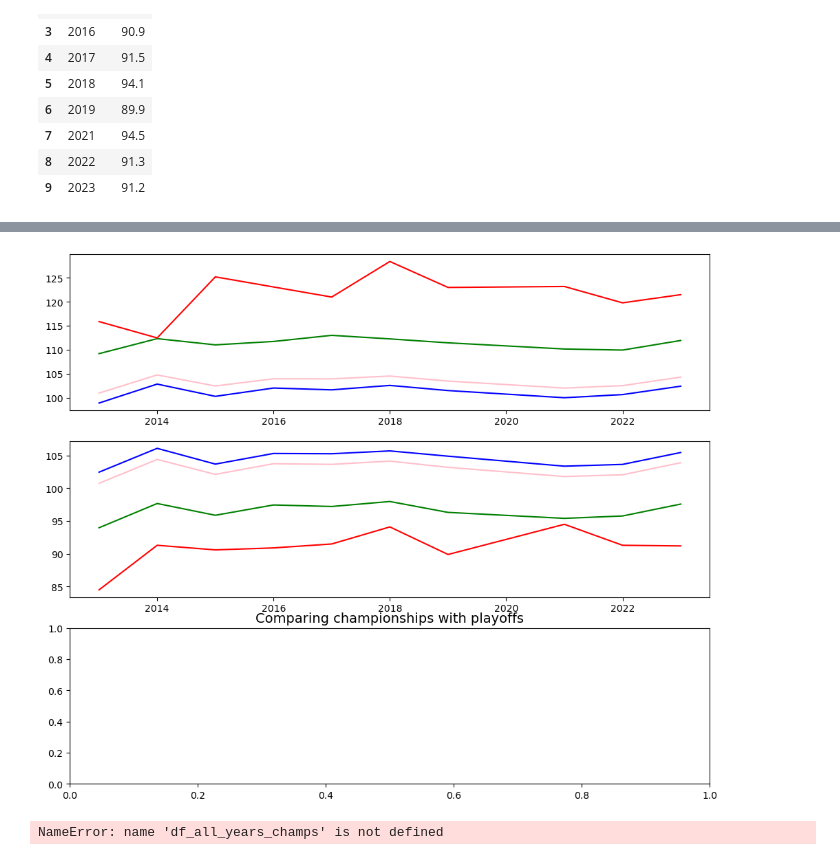
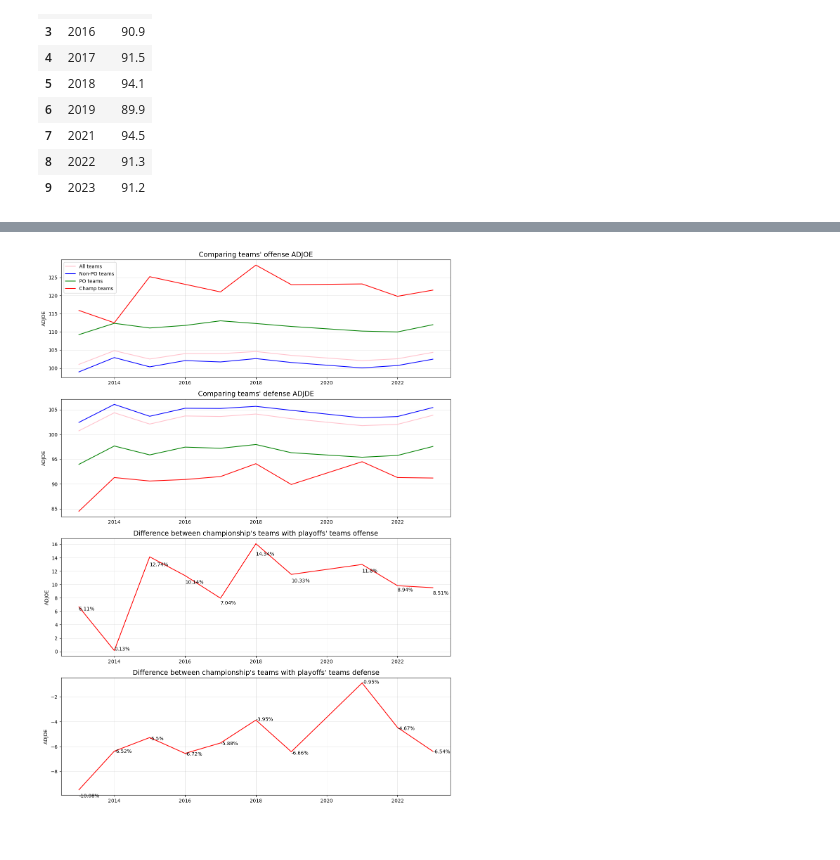
Before and after one commit to ogSikma/Data_Project.College_Basketball, a Jupyter notebook: 4_Offense_Defense.ipynb, the cells around one changed output, grey strips where cells are left out. Cells and saved outputs as stored; diff of their text form; code cells hidden in the pictures.

```diff
--- a/4_Offense_Defense.ipynb
+++ b/4_Offense_Defense.ipynb
@@ -132,0 +166,6 @@ champ_defense_means
+# %%
+df_all_adjoe['DIFF_CHMP_PO'] = round((((df_all_adjoe['ADJOE4'] - df_all_adjoe['ADJOE3']) / df_all_adjoe['ADJOE3']) * 100),2)
+df_all_adjoe
+
+df_all_adjde['DIFF_CHMP_PO'] = round((((df_all_adjde['ADJDE4'] - df_all_adjde['ADJDE3']) / df_all_adjde['ADJDE3']) * 100),2)
+df_all_adjde
@@ -133,23 +184,38 @@ champ_defense_means
 # %%
-fig, ax = plt.subplots(3,1,figsize=(12, 10))
+fig, ax = plt.subplots(4,1,figsize=(12, 16))
 
-ax[0].plot(all_teams_offense_means['YEAR'], all_teams_offense_means['ADJOE'], color='pink')
-ax[0].plot(nonpo_offense_means['YEAR'], nonpo_offense_means['ADJOE'], color='blue')
-ax[0].plot(po_offense_means['YEAR'], po_offense_means['ADJOE'], color='green')
-ax[0].plot(champ_offense_means['YEAR'], champ_offense_means['ADJOE'], color='red')
+ax[0].plot(df_all_adjoe['YEAR'], df_all_adjoe['ADJOE1'], color='pink', label='All teams')
+ax[0].plot(df_all_adjoe['YEAR'], df_all_adjoe['ADJOE2'], color='blue', label='Non-PO teams')
+ax[0].plot(df_all_adjoe['YEAR'], df_all_adjoe['ADJOE3'], color='green', label='PO teams')
+ax[0].plot(df_all_adjoe['YEAR'], df_all_adjoe['ADJOE4'], color='red', label='Champ teams')
+ax[0].legend(loc=0)
+ax[0].set_title("Comparing teams' offense ADJOE", fontsize=14)
+ax[0].set_ylabel("ADJOE")
+ax[0].grid(True, linewidth=0.5, alpha=0.5)
 
-ax[1].plot(all_teams_defense_means['YEAR'], all_teams_defense_means['ADJDE'], color='pink')
-ax[1].plot(nonpo_defense_means['YEAR'], nonpo_defense_means['ADJDE'], color='blue')
-ax[1].plot(po_defense_means['YEAR'], po_defense_means['ADJDE'], color='green')
-ax[1].plot(champ_defense_means['YEAR'], champ_defense_means['ADJDE'], color='red')
+ax[1].plot(df_all_adjde['YEAR'], df_all_adjde['ADJDE1'], color='pink')
+ax[1].plot(df_all_adjde['YEAR'], df_all_adjde['ADJDE2'], color='blue')
+ax[1].plot(df_all_adjde['YEAR'], df_all_adjde['ADJDE3'], color='green')
+ax[1].plot(df_all_adjde['YEAR'], df_all_adjde['ADJDE4'], color='red')
+ax[1].set_title("Comparing teams' defense ADJDE", fontsize=14)
+ax[1].set_ylabel("ADJDE")
+ax[1].grid(True, linewidth=0.5, alpha=0.5)
 
+ax[2].plot(df_all_adjoe['YEAR'], df_all_adjoe['ADJOE4']-df_all_adjoe['ADJOE3'], color='red')
+for x, txt in enumerate(df_all_adjoe['DIFF_CHMP_PO']):
+    ax[2].text(df_all_adjoe['YEAR'][x], df_all_adjoe['DIFF_CHMP_PO'][x], f'{txt}%', fontsize=10)
+ax[2].set_title("Difference between championship's teams with playoffs' teams offense", fontsize=14)
+ax[2].set_ylabel("ADJOE")
+ax[2].grid(True, linewidth=0.5, alpha=0.5)
 
+ax[3].plot(df_all_adjde['YEAR'], df_all_adjde['ADJDE4']-df_all_adjde['ADJDE3'], color='red')
+for x, txt in enumerate(df_all_adjde['DIFF_CHMP_PO']):
+    ax[3].text(df_all_adjde['YEAR'][x], df_all_adjde['DIFF_CHMP_PO'][x], f'{txt}%', fontsize=10)
+ax[3].set_title("Difference between championship's teams with playoffs' teams defense", fontsize=14)
+ax[3].set_ylabel("ADJDE")
+ax[3].grid(True, linewidth=0.5, alpha=0.5)
 
-plt.title("Comparing championships with playoffs", fontsize=14)
+plt.tight_layout()
 plt.show()
 # %% [output]
-[figure, old version]
+[figure, new version]
-# %%
-df_all_years_champs
-# %% [output]
-NameError: name 'df_all_years_champs' is not defined
```
Also changed, not shown: parts of 7 cells of this notebook, 3 other files.
